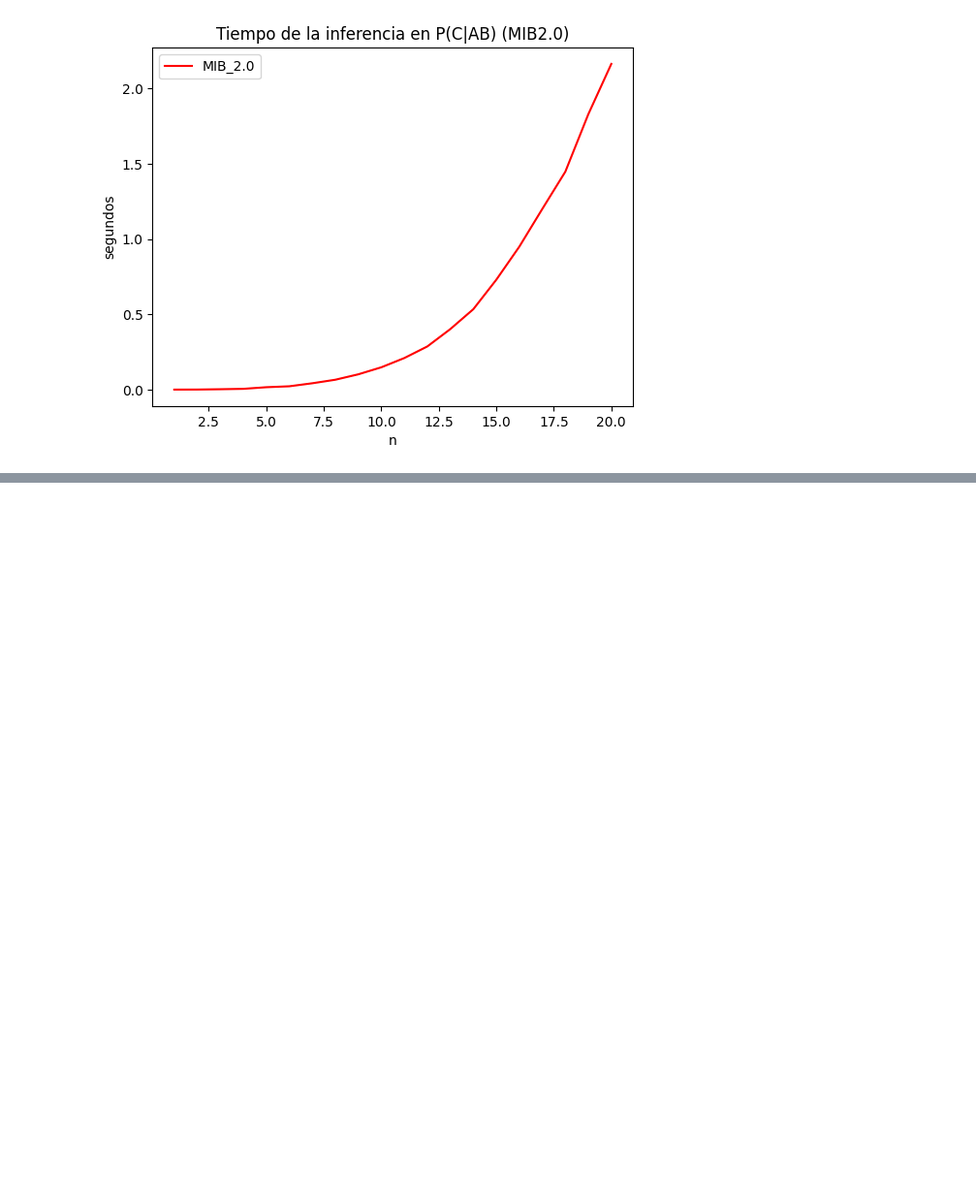
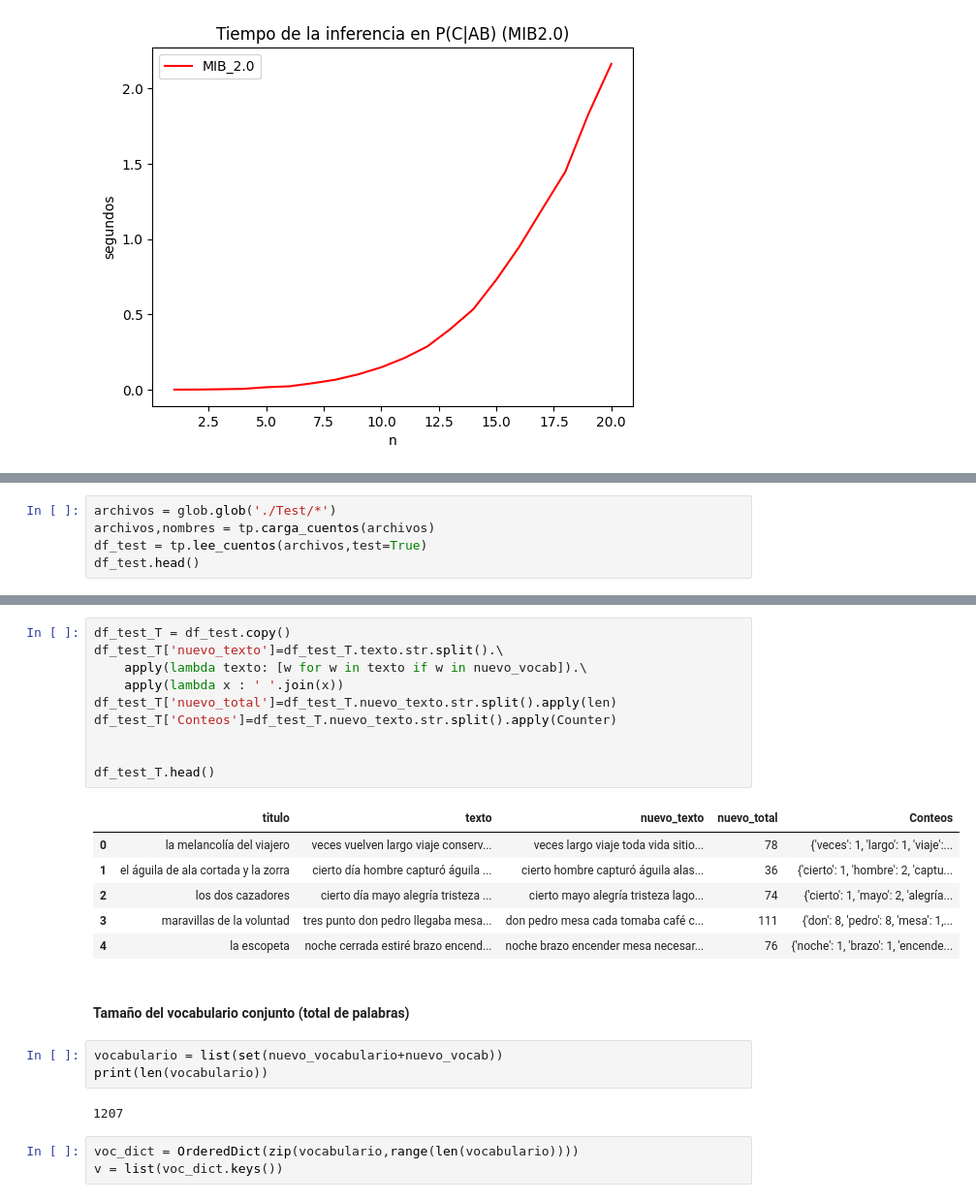
Before and after one commit to robertorys/Tesis, a Jupyter notebook: Test_mib_v2_3.ipynb, the cells around one changed output, grey strips where cells are left out. Shown at 97% size. Cells and saved outputs as stored; diff of their text form; blank space fills up the shorter version.

```diff
--- a/Test_mib_v2_3.ipynb
+++ b/Test_mib_v2_3.ipynb
@@ -92,0 +219,5 @@ plt.show()
+# %%
+archivos = glob.glob('./Test/*')
+archivos,nombres = tp.carga_cuentos(archivos)
+df_test = tp.lee_cuentos(archivos,test=True)
+df_test.head()
@@ -92,0 +269,27 @@ plt.show()
+# %%
+df_test_T = df_test.copy()
+df_test_T['nuevo_texto']=df_test_T.texto.str.split().\
+    apply(lambda texto: [w for w in texto if w in nuevo_vocab]).\
+    apply(lambda x : ' '.join(x))
+df_test_T['nuevo_total']=df_test_T.nuevo_texto.str.split().apply(len)
+df_test_T['Conteos']=df_test_T.nuevo_texto.str.split().apply(Counter)
+
+
+df_test_T.head()
+# %% [output]
+|  | titulo | texto | nuevo_texto | nuevo_total | Conteos |
+| 0 | la melancolía del viajero | veces vuelven largo viaje conserv... | veces largo viaje toda vida sitio... | 78 | {'veces': 1, 'largo': 1, 'viaje':... |
+| 1 | el águila de ala cortada y la zorra | cierto día hombre capturó águila ... | cierto hombre capturó águila alas... | 36 | {'cierto': 1, 'hombre': 2, 'captu... |
+| 2 | los dos cazadores | cierto día mayo alegría tristeza ... | cierto mayo alegría tristeza lago... | 74 | {'cierto': 1, 'mayo': 2, 'alegría... |
+| 3 | maravillas de la voluntad | tres punto don pedro llegaba mesa... | don pedro mesa cada tomaba café c... | 111 | {'don': 8, 'pedro': 8, 'mesa': 1,... |
+| 4 | la escopeta | noche cerrada estiré brazo encend... | noche brazo encender mesa necesar... | 76 | {'noche': 1, 'brazo': 1, 'encende... |
+# %% [markdown]
+#### Tamaño del vocabulario conjunto (total de palabras)
+# %%
+vocabulario = list(set(nuevo_vocabulario+nuevo_vocab))
+print(len(vocabulario))
+# %% [output]
+1207
+# %%
+voc_dict = OrderedDict(zip(vocabulario,range(len(vocabulario))))
+v = list(voc_dict.keys())
```
Also changed, not shown: parts of 57 cells of this notebook, 1 other file.
